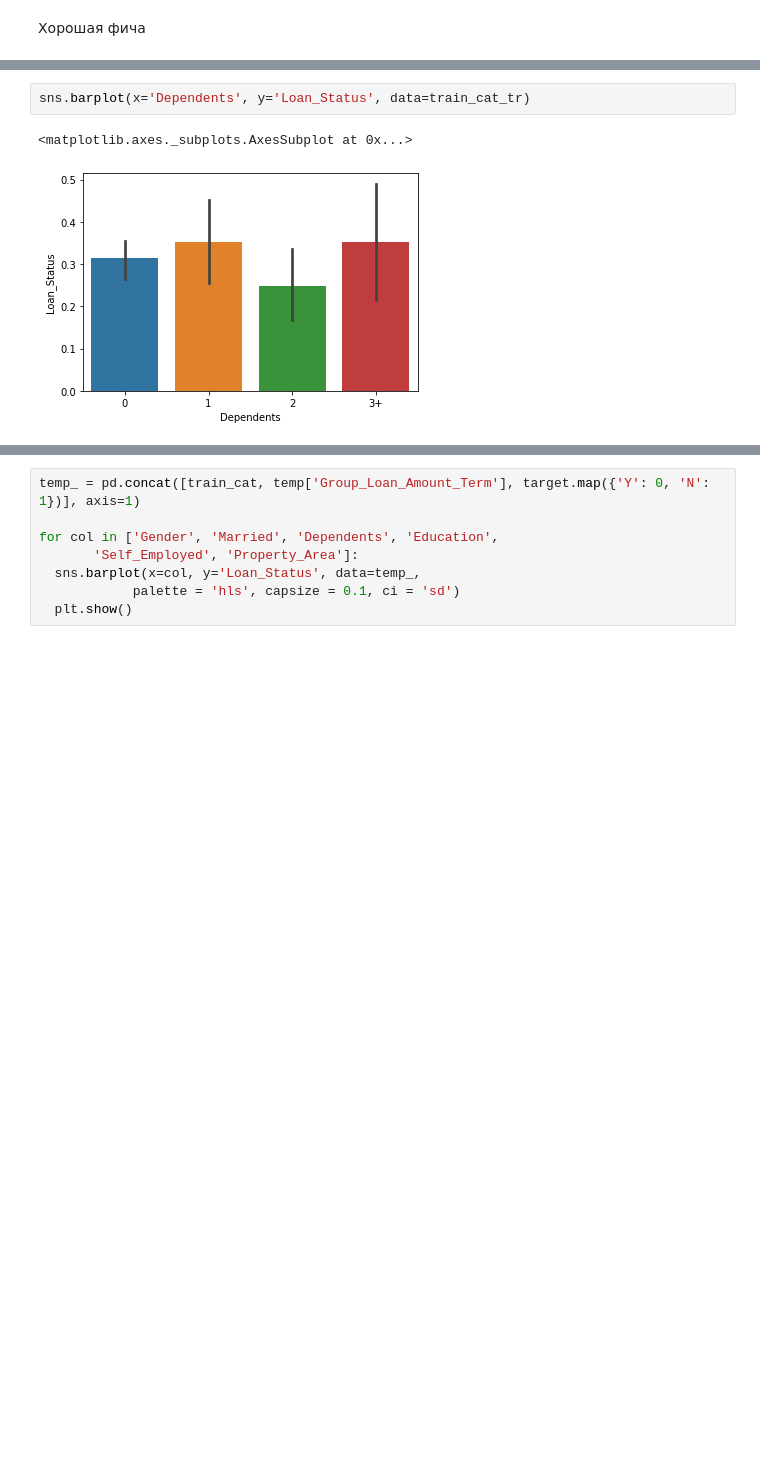
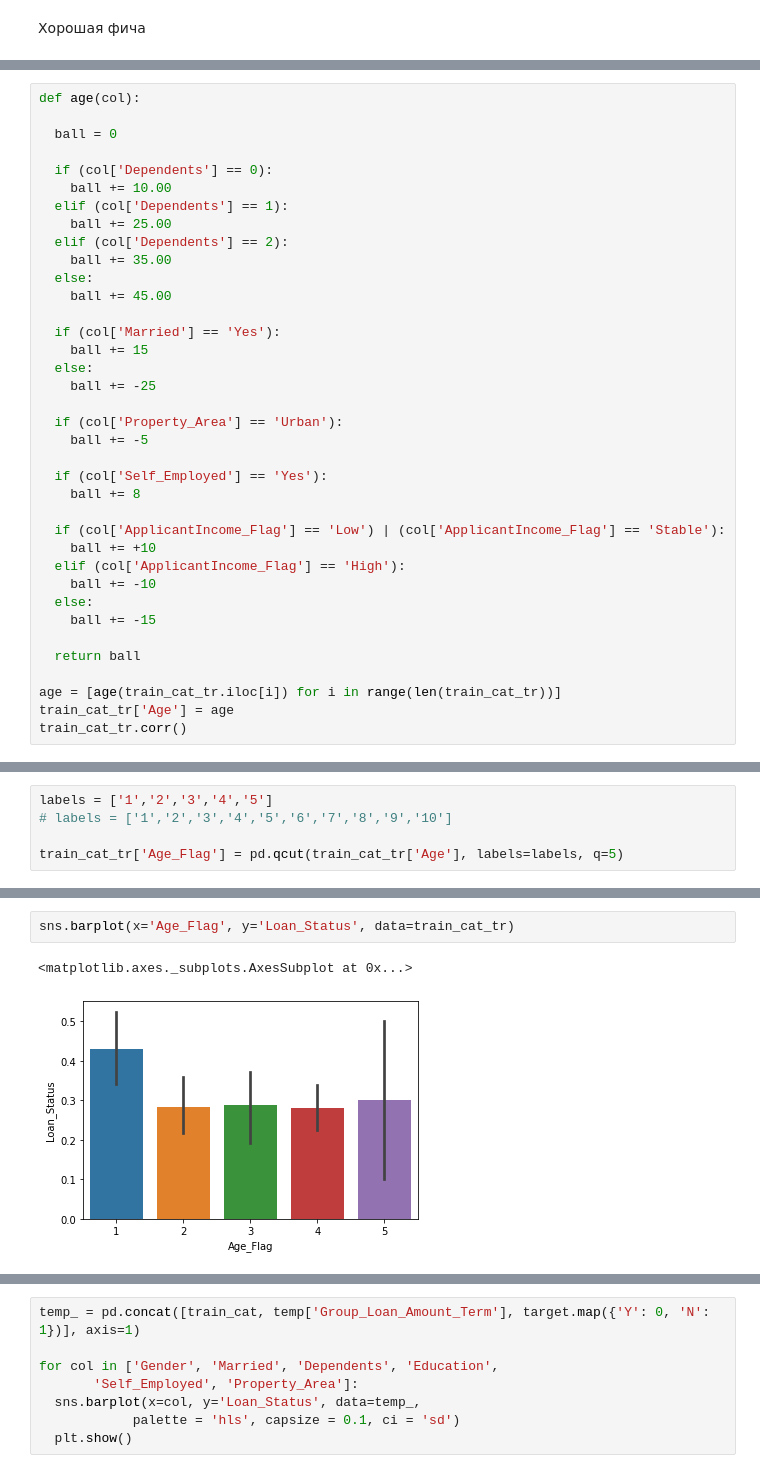
Before and after one commit to vita1pa/Loan-Prediction-Hackathon, a Jupyter notebook: Loan Prediction EDA - AV.ipynb, the cells around one changed output, grey strips where cells are left out. Cells and saved outputs as stored; diff of their text form; blank space fills up the shorter version.

```diff
--- a/Loan Prediction EDA - AV.ipynb
+++ b/Loan Prediction EDA - AV.ipynb
@@ -653,0 +836,37 @@ for cat in train_cat_tr['Family_Ball'].unique():
+# %%
+def age(col):
+
+  ball = 0
+
+  if (col['Dependents'] == 0):
+    ball += 10.00
+  elif (col['Dependents'] == 1):
+    ball += 25.00
+  elif (col['Dependents'] == 2):
+    ball += 35.00
+  else:
+    ball += 45.00
+
+  if (col['Married'] == 'Yes'):
+    ball += 15
+  else:
+    ball += -25
+
+  if (col['Property_Area'] == 'Urban'):
+    ball += -5
+
+  if (col['Self_Employed'] == 'Yes'):
+    ball += 8
+
+  if (col['ApplicantIncome_Flag'] == 'Low') | (col['ApplicantIncome_Flag'] == 'Stable'):
+    ball += +10
+  elif (col['ApplicantIncome_Flag'] == 'High'):
+    ball += -10
+  else:
+    ball += -15
+
+  return ball
+
+age = [age(train_cat_tr.iloc[i]) for i in range(len(train_cat_tr))]
+train_cat_tr['Age'] = age
+train_cat_tr.corr()
@@ -653,0 +887,5 @@ for cat in train_cat_tr['Family_Ball'].unique():
+# %%
+labels = ['1','2','3','4','5']
+# labels = ['1','2','3','4','5','6','7','8','9','10']
+
+train_cat_tr['Age_Flag'] = pd.qcut(train_cat_tr['Age'], labels=labels, q=5)
@@ -654,5 +901,5 @@ for cat in train_cat_tr['Family_Ball'].unique():
 # %%
-sns.barplot(x='Dependents', y='Loan_Status', data=train_cat_tr)
+sns.barplot(x='Age_Flag', y='Loan_Status', data=train_cat_tr)
 # %% [output]
 <matplotlib.axes._subplots.AxesSubplot at 0x...>
-[figure, old version]
+[figure, new version]
```
Also changed, not shown: parts of 36 cells of this notebook.
